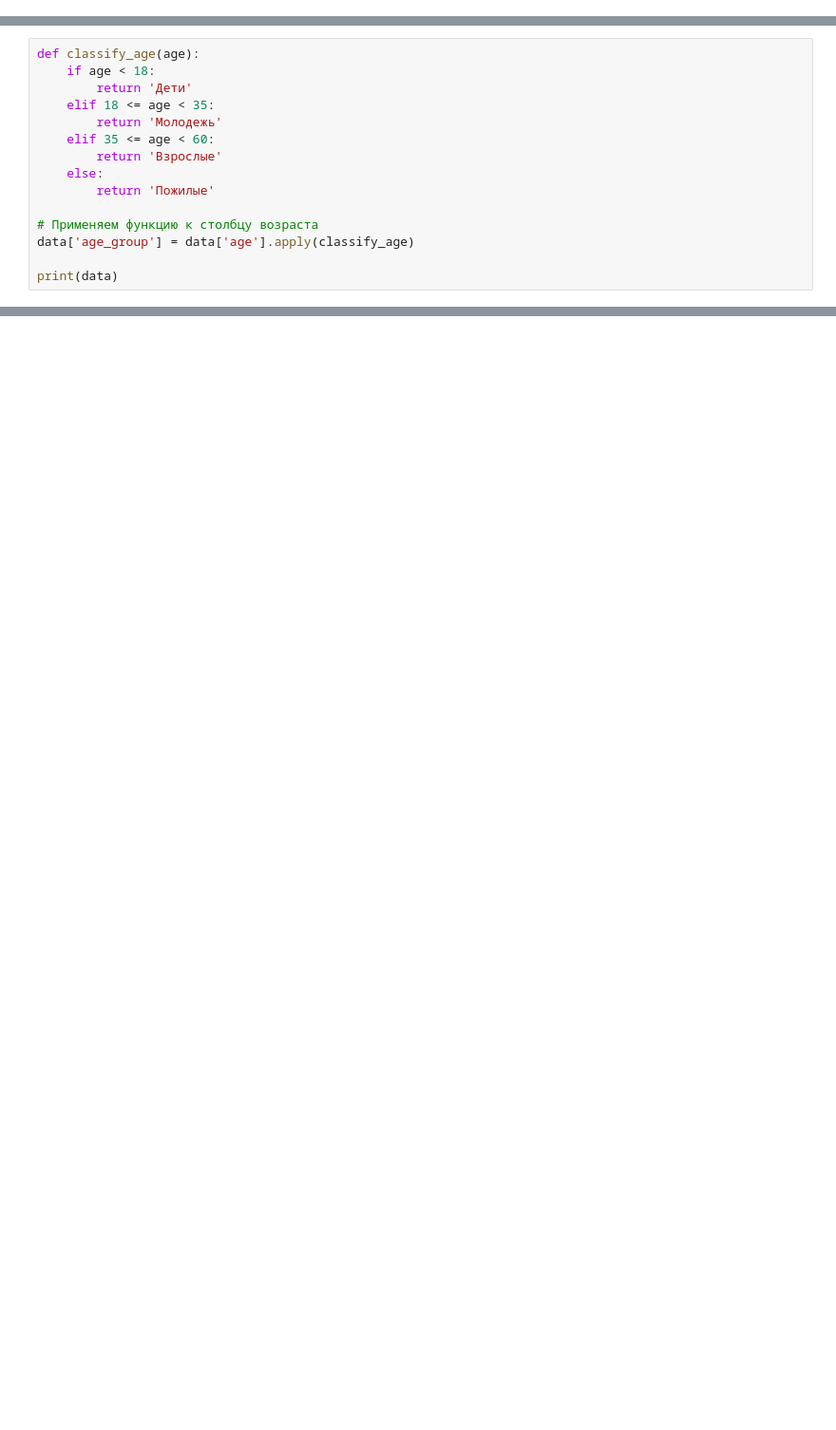
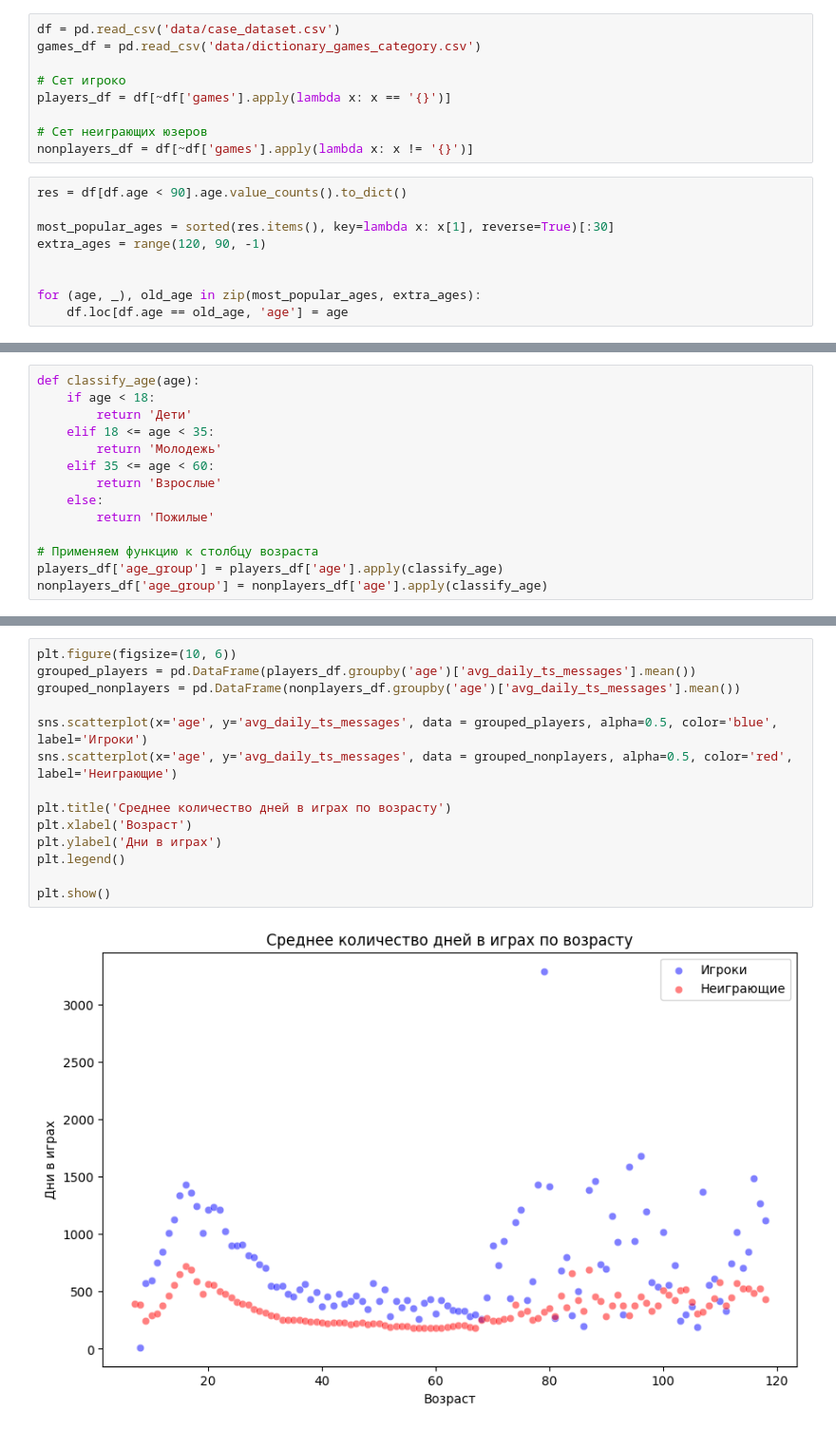
Before and after one commit to RoKivals/VKGamesCASE, a Jupyter notebook: Untitled-1.ipynb, the cells around one changed output, grey strips where cells are left out. Shown: that part at 95% size. Cells and saved outputs as stored; diff of their text form; blank space fills up the shorter version.

```diff
--- a/Untitled-1.ipynb
+++ b/Untitled-1.ipynb
@@ -31 +9,19 @@ import matplotlib.pyplot as plt
+# %%
+df = pd.read_csv('data/case_dataset.csv')
+games_df = pd.read_csv('data/dictionary_games_category.csv')
+
+# Сет игроко
+players_df = df[~df['games'].apply(lambda x: x == '{}')]
+
+# Сет неиграющих юзеров
+nonplayers_df = df[~df['games'].apply(lambda x: x != '{}')]
+# %%
+res = df[df.age < 90].age.value_counts().to_dict()
+
+most_popular_ages = sorted(res.items(), key=lambda x: x[1], reverse=True)[:30]
+extra_ages = range(120, 90, -1)
+
+
+for (age, _), old_age in zip(most_popular_ages, extra_ages):
+    df.loc[df.age == old_age, 'age'] = age
 # %%
@@ -44,7 +40,6 @@ def classify_age(age):
         return 'Пожилые'
 
 # Применяем функцию к столбцу возраста
-data['age_group'] = data['age'].apply(classify_age)
-
-print(data)
+players_df['age_group'] = players_df['age'].apply(classify_age)
+nonplayers_df['age_group'] = nonplayers_df['age'].apply(classify_age)
 # %% [output]
@@ -67,0 +79,16 @@ print(data)
+# %%
+plt.figure(figsize=(10, 6))
+grouped_players = pd.DataFrame(players_df.groupby('age')['avg_daily_ts_messages'].mean())
+grouped_nonplayers = pd.DataFrame(nonplayers_df.groupby('age')['avg_daily_ts_messages'].mean())
+
+sns.scatterplot(x='age', y='avg_daily_ts_messages', data = grouped_players, alpha=0.5, color='blue', label='Игроки')
+sns.scatterplot(x='age', y='avg_daily_ts_messages', data = grouped_nonplayers, alpha=0.5, color='red', label='Неиграющие')
+
+plt.title('Среднее количество дней в играх по возрасту')
+plt.xlabel('Возраст')
+plt.ylabel('Дни в играх')
+plt.legend()
+
+plt.show()
+# %% [output]
+[figure, added]
```
Also changed, not shown: parts of 18 cells of this notebook, 2 other files.
